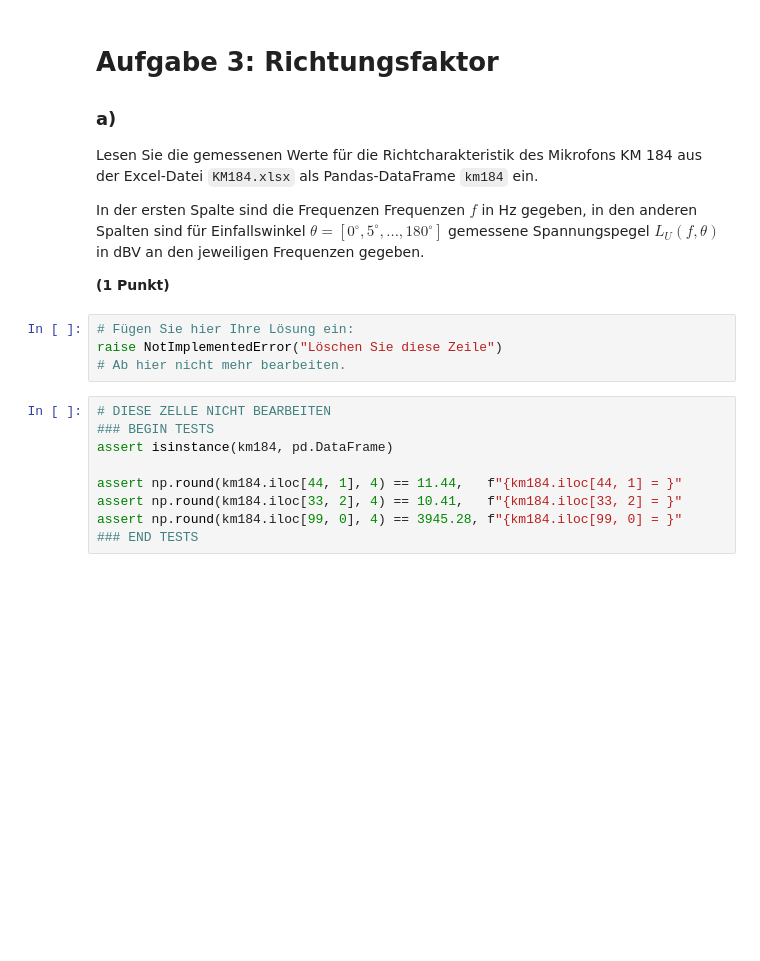
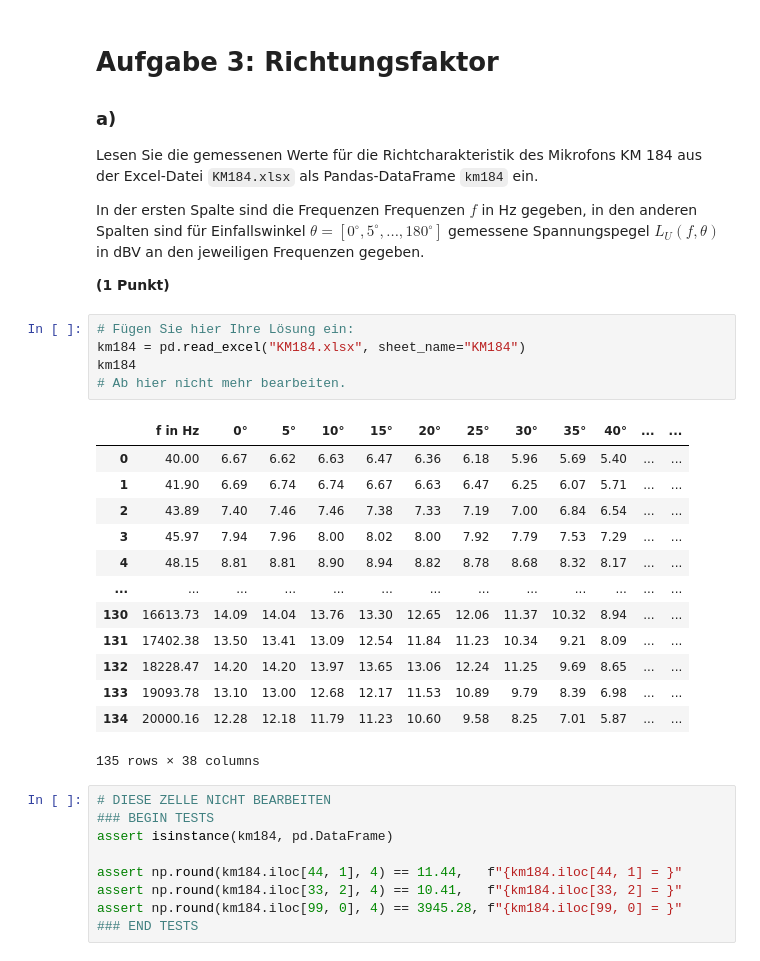
Before and after one commit to Comrad3J/Elektroakustik-SoSe2025-GruppeN, a Jupyter notebook: hausaufgabe_1/Elektroakustik_HA1.ipynb, the cells around one changed output. Cells and saved outputs as stored; diff of their text form; blank space fills up the shorter version.

```diff
--- a/hausaufgabe_1/Elektroakustik_HA1.ipynb
+++ b/hausaufgabe_1/Elektroakustik_HA1.ipynb
@@ -275,8 +275,23 @@ In der ersten Spalte sind die Frequenzen Frequenzen $f$ in Hz gegeben, in den an
 **(1 Punkt)**
 # %%
 # Fügen Sie hier Ihre Lösung ein:
-raise NotImplementedError("Löschen Sie diese Zeile")
+km184 = pd.read_excel("KM184.xlsx", sheet_name="KM184")
+km184
 # Ab hier nicht mehr bearbeiten.
+# %% [output]
+|  | f in Hz | 0° | 5° | 10° | 15° | 20° | 25° | 30° | 35° | 40° | ... | ... |
+| 0 | 40.00 | 6.67 | 6.62 | 6.63 | 6.47 | 6.36 | 6.18 | 5.96 | 5.69 | 5.40 | ... | ... |
+| 1 | 41.90 | 6.69 | 6.74 | 6.74 | 6.67 | 6.63 | 6.47 | 6.25 | 6.07 | 5.71 | ... | ... |
+| 2 | 43.89 | 7.40 | 7.46 | 7.46 | 7.38 | 7.33 | 7.19 | 7.00 | 6.84 | 6.54 | ... | ... |
+| 3 | 45.97 | 7.94 | 7.96 | 8.00 | 8.02 | 8.00 | 7.92 | 7.79 | 7.53 | 7.29 | ... | ... |
+| 4 | 48.15 | 8.81 | 8.81 | 8.90 | 8.94 | 8.82 | 8.78 | 8.68 | 8.32 | 8.17 | ... | ... |
+| ... | ... | ... | ... | ... | ... | ... | ... | ... | ... | ... | ... | ... |
+| 130 | 16613.73 | 14.09 | 14.04 | 13.76 | 13.30 | 12.65 | 12.06 | 11.37 | 10.32 | 8.94 | ... | ... |
+| 131 | 17402.38 | 13.50 | 13.41 | 13.09 | 12.54 | 11.84 | 11.23 | 10.34 | 9.21 | 8.09 | ... | ... |
+| 132 | 18228.47 | 14.20 | 14.20 | 13.97 | 13.65 | 13.06 | 12.24 | 11.25 | 9.69 | 8.65 | ... | ... |
+| 133 | 19093.78 | 13.10 | 13.00 | 12.68 | 12.17 | 11.53 | 10.89 | 9.79 | 8.39 | 6.98 | ... | ... |
+| 134 | 20000.16 | 12.28 | 12.18 | 11.79 | 11.23 | 10.60 | 9.58 | 8.25 | 7.01 | 5.87 | ... | ... |
+135 rows × 38 columns
 # %%
 # DIESE ZELLE NICHT BEARBEITEN
 ### BEGIN TESTS
```
Also changed, not shown: parts of 6 cells of this notebook.
